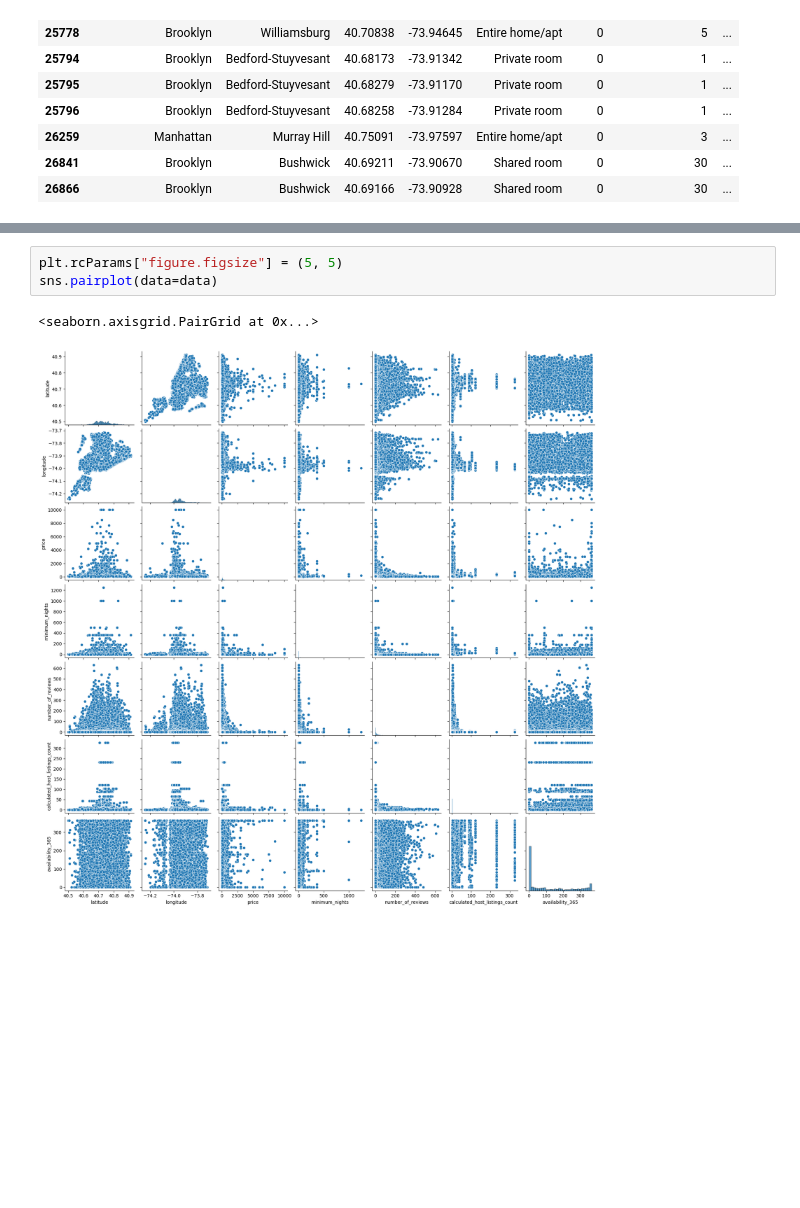
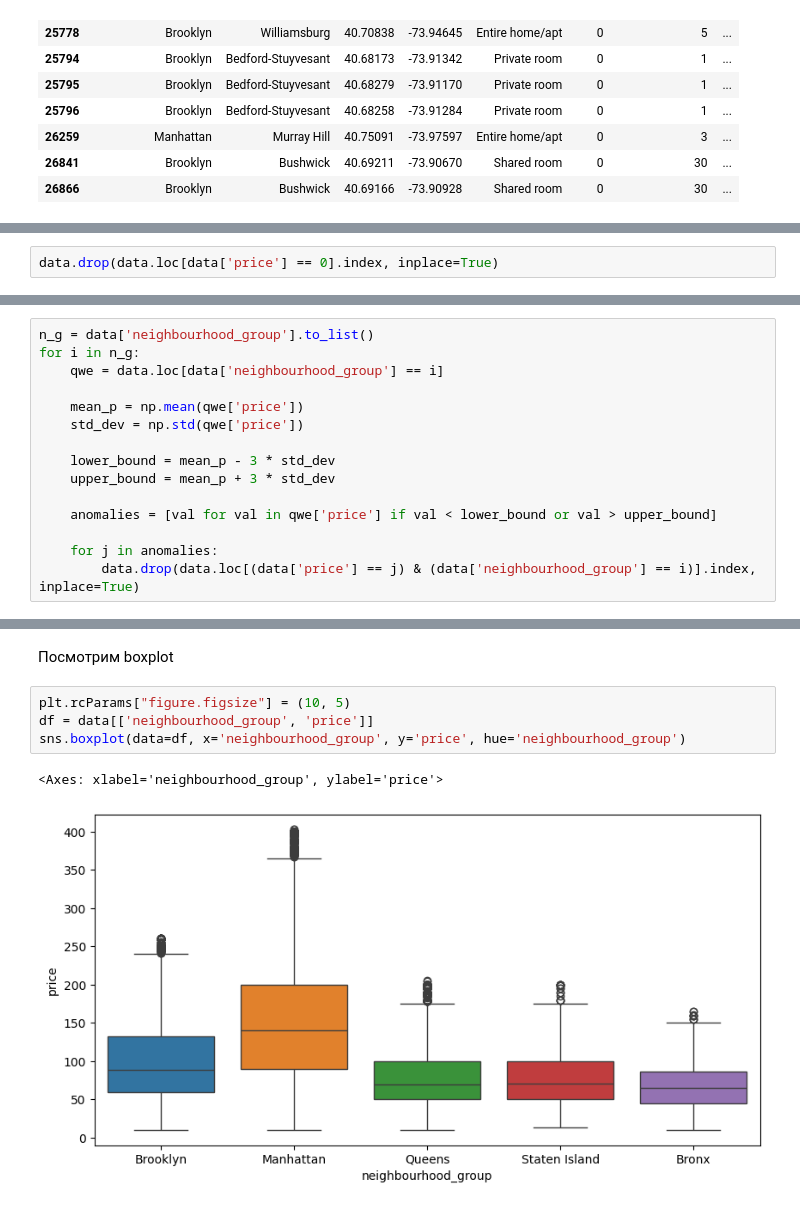
Before and after one commit to Shoggahhh/hw_otus_ml_2023, a Jupyter notebook: hw-6/hw-6.ipynb, the cells around one changed output, grey strips where cells are left out. Saved outputs shown, nothing was run; the diff lists cells and outputs as text; blank space fills up the shorter version.

```diff
--- a/hw-6/hw-6.ipynb
+++ b/hw-6/hw-6.ipynb
@@ -155,0 +176,2 @@ data.loc[data['price'] == 0]
+# %%
+data.drop(data.loc[data['price'] == 0].index, inplace=True)
@@ -155,0 +194,15 @@ data.loc[data['price'] == 0]
+# %%
+n_g = data['neighbourhood_group'].to_list()
+for i in n_g:
+    qwe = data.loc[data['neighbourhood_group'] == i]
+
+    mean_p = np.mean(qwe['price'])
+    std_dev = np.std(qwe['price'])
+
+    lower_bound = mean_p - 3 * std_dev
+    upper_bound = mean_p + 3 * std_dev
+
+    anomalies = [val for val in qwe['price'] if val < lower_bound or val > upper_bound]
+
+    for j in anomalies:
+        data.drop(data.loc[(data['price'] == j) & (data['neighbourhood_group'] == i)].index, inplace=True)
@@ -156,6 +216,9 @@ data.loc[data['price'] == 0]
+# %% [markdown]
+Посмотрим boxplot
 # %%
-plt.rcParams["figure.figsize"] = (5, 5)
-sns.pairplot(data=data)
+plt.rcParams["figure.figsize"] = (10, 5)
+df = data[['neighbourhood_group', 'price']]
+sns.boxplot(data=df, x='neighbourhood_group', y='price', hue='neighbourhood_group')
 # %% [output]
-<seaborn.axisgrid.PairGrid at 0x...>
+<Axes: xlabel='neighbourhood_group', ylabel='price'>
-[figure, old version]
+[figure, new version]
```
Also changed, not shown: parts of 69 cells of this notebook.
